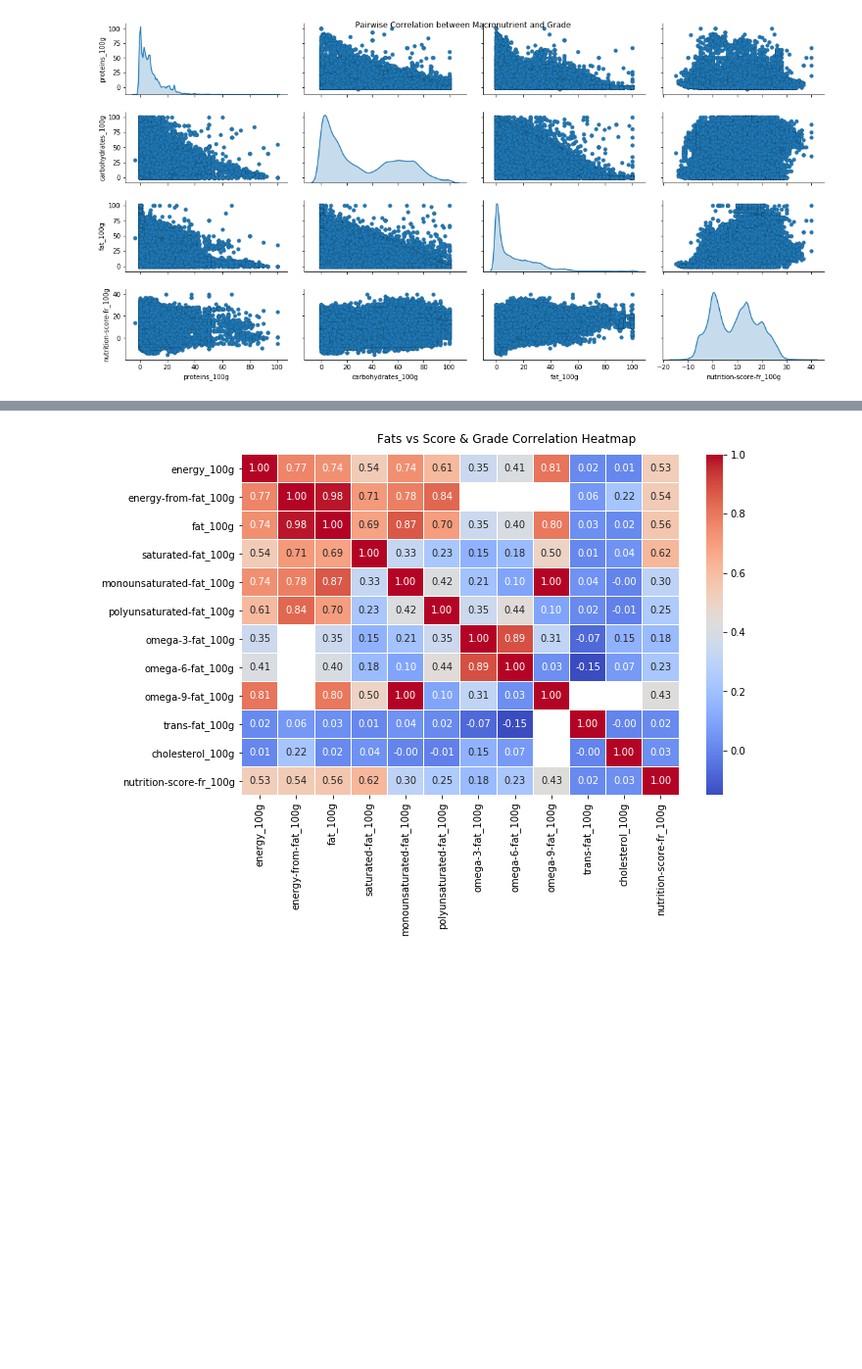
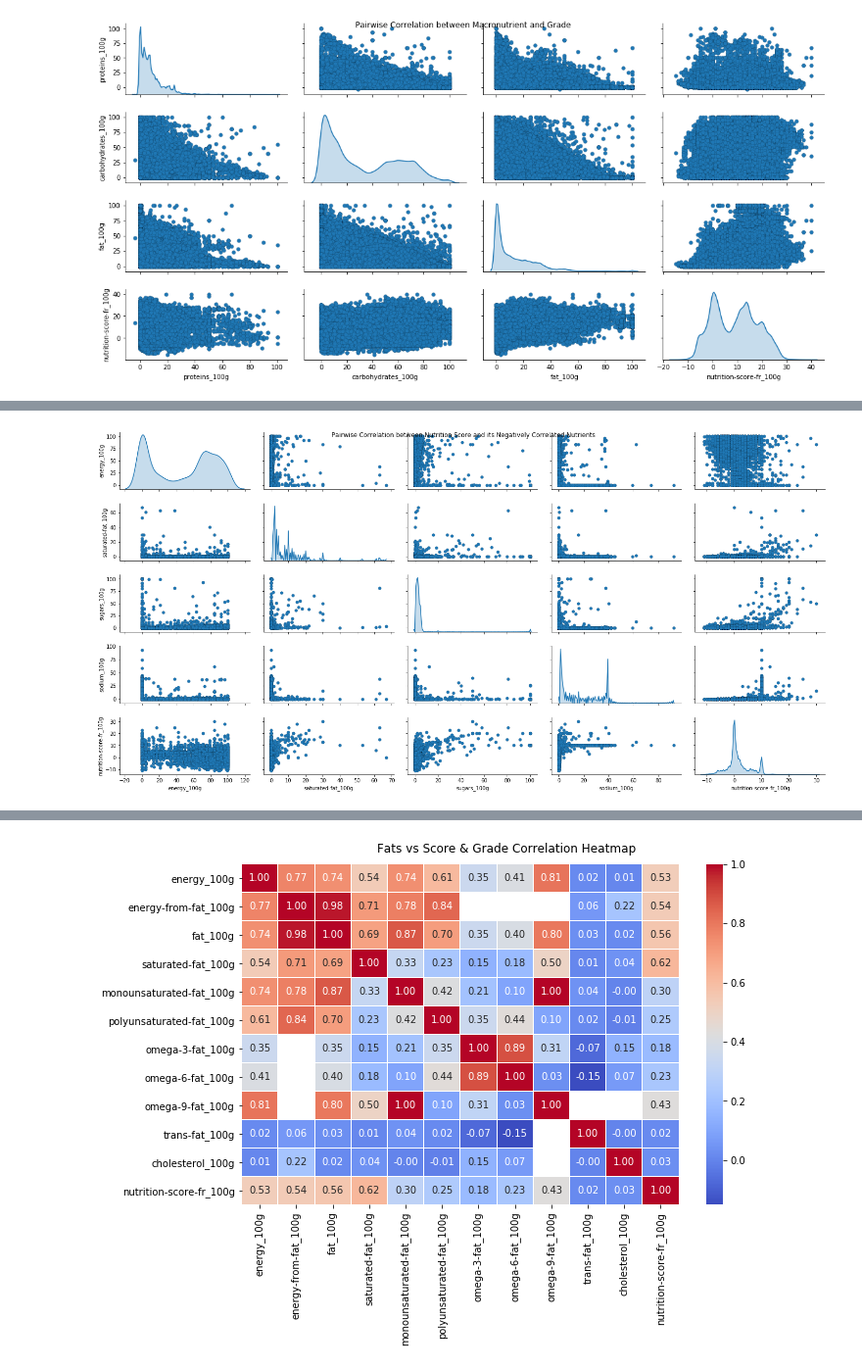
Before and after one commit to ruttario/OpenFoodFacts, a Jupyter notebook: food.ipynb, the cells around one changed output, grey strips where cells are left out. Shown at 98% size. Cells and saved outputs as stored; diff of their text form; code cells hidden in the pictures; blank space fills up the shorter version.

Commit message:
Update with more info the nutrition score formula

```diff
--- a/food.ipynb
+++ b/food.ipynb
@@ -304,0 +320,13 @@ t = fig.suptitle('Pairwise Correlation between Macronutrient and Grade')
+# %%
+# Pair-wise Scatter Plots
+cols = ['energy_100g', 'saturated-fat_100g', 'sugars_100g', 'sodium_100g', 'nutrition-score-fr_100g']
+neg_corr_pair = food[cols].dropna(how='any')
+neg_corr_pair = neg_corr_pair[(neg_corr_pair['energy_100g'] <= 100) & (neg_corr_pair['saturated-fat_100g'] <= 100) & (neg_corr_pair['sugars_100g'] <= 100) & (neg_corr_pair['sodium_100g'] <= 100)]
+pp = sns.pairplot(neg_corr_pair, size=2, aspect=2,
+                  plot_kws=dict(edgecolor="k", linewidth=0.1),
+                  diag_kind="kde", diag_kws=dict(shade=True))
+
+fig = pp.fig
+t = fig.suptitle('Pairwise Correlation between Nutrition Score and its Negatively Correlated Nutrients')
+# %% [output]
+[figure, added]
```
Also changed, not shown: parts of 19 cells of this notebook.
